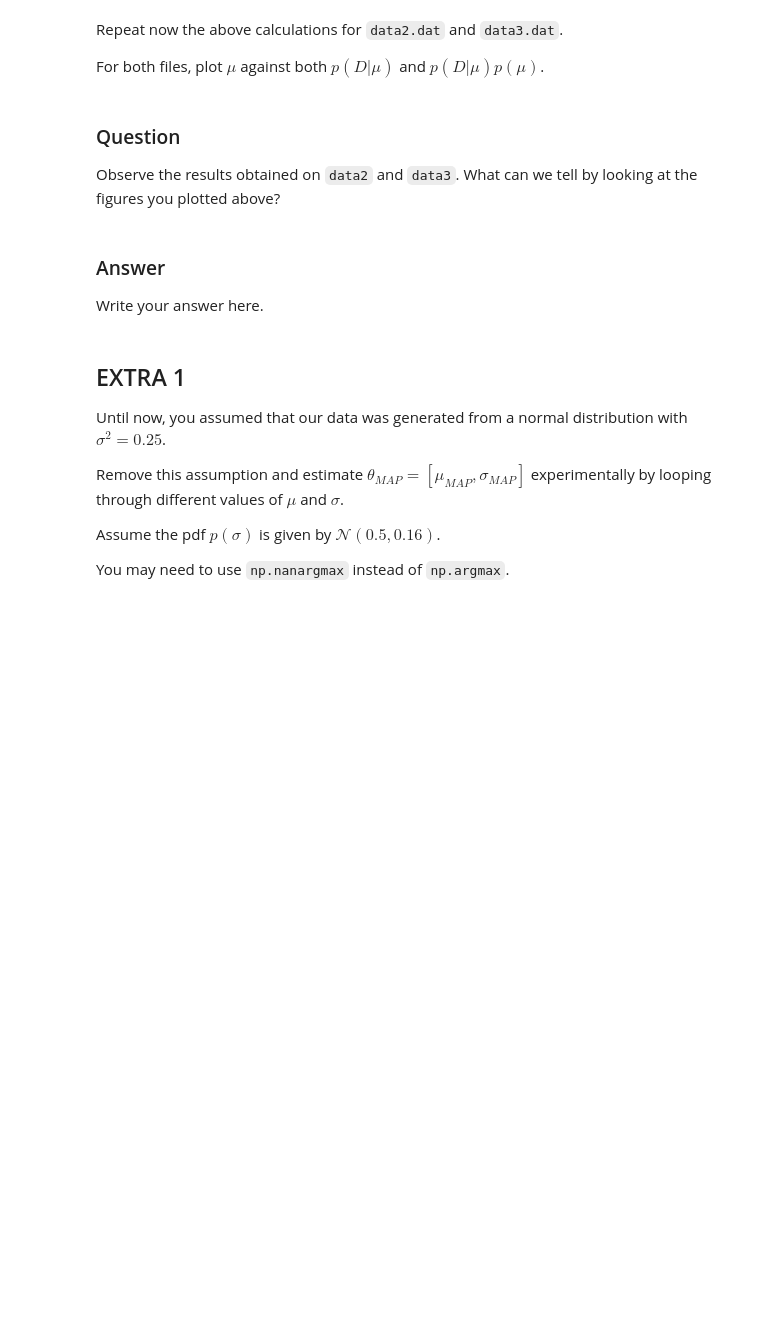
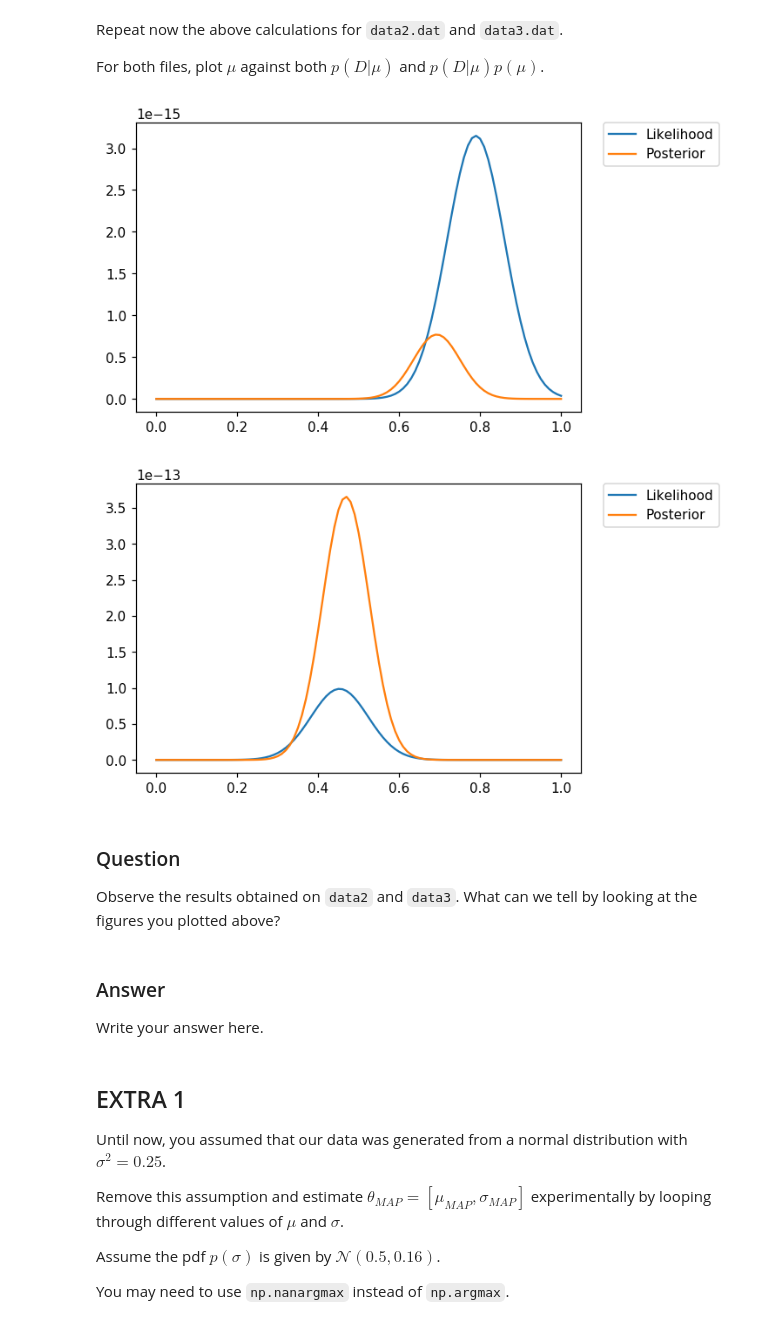
Before and after one commit to RileyEv/lab_sheets_public, a Jupyter notebook: lab_4/labsheet4.ipynb, the cells around one changed output. Saved outputs shown, nothing was run; the diff lists cells and outputs as text; code cells hidden in the pictures; blank space fills up the shorter version.

```diff
--- a/lab_4/labsheet4.ipynb
+++ b/lab_4/labsheet4.ipynb
@@ -137,3 +215,22 @@ For both files, plot $\mu$ against both $p(D|\mu)$ and $p(D|\mu)p(\mu)$.
+# %%
+# write your code here
+data2 = np.loadtxt('data2.dat', delimiter=',')
+data3 = np.loadtxt('data3.dat', delimiter=',')
+L2 = loop_likelihood(data2)
+P2 = loop_posterior(data2)
+plt.plot(L2[:, 0], L2[:, 1], label="Likelihood")
+plt.plot(P2[:, 0], P2[:, 1], label="Posterior")
+plt.legend(bbox_to_anchor=(1.05, 1), loc=2, borderaxespad=0.)
+plt.show()
+L3 = loop_likelihood(data3)
+P3 = loop_posterior(data3)
+plt.plot(L3[:, 0], L3[:, 1], label="Likelihood")
+plt.plot(P3[:, 0], P3[:, 1], label="Posterior")
+plt.legend(bbox_to_anchor=(1.05, 1), loc=2, borderaxespad=0.)
+plt.show()
+# %% [output]
+[figure, added]
+[figure, added]
 # %% [markdown]
 ### Question
 
```
Also changed, not shown: parts of 14 cells of this notebook.
